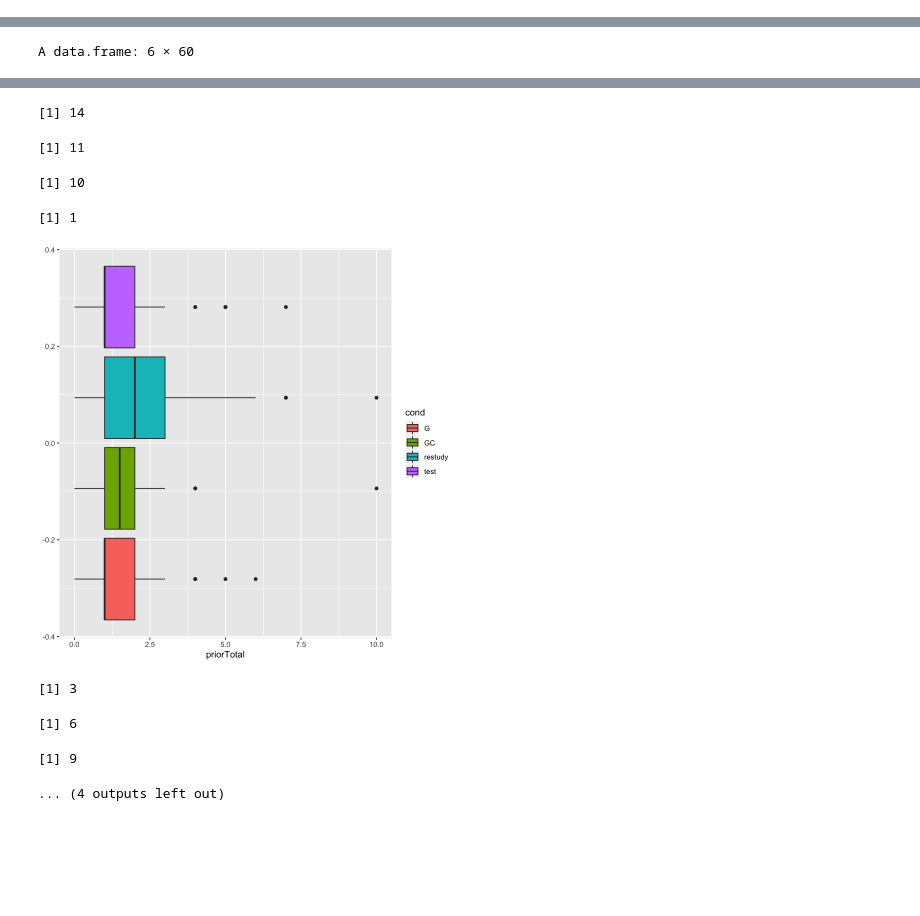
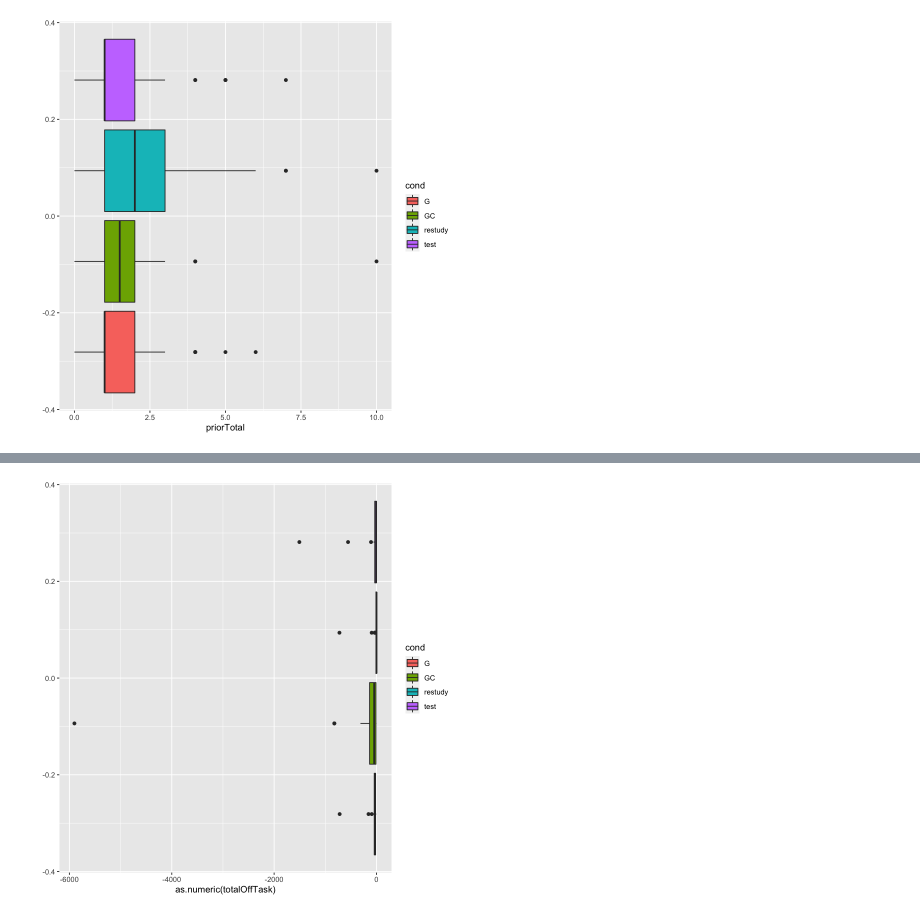
Before and after one commit to yuqialicez/Zhou_DSPN_S22, a Jupyter notebook: ZHOU_DSPN_S22_FinalProject.ipynb, the cells around one changed output, grey strips where cells are left out. Cells and saved outputs as stored; diff of their text form; code cells hidden in the pictures; blank space fills up the shorter version.

```diff
--- a/ZHOU_DSPN_S22_FinalProject.ipynb
+++ b/ZHOU_DSPN_S22_FinalProject.ipynb
@@ -195,7 +195,7 @@ clean.df %>% ggplot(aes(x=priorTotal, fill=cond)) + geom_boxplot()
 
 #exclude participants with too much prior knowledge
 clean.df = clean.df %>% filter(!(workerId %in% knowTooMuch))
-length(knowTooMuch) #14
+#length(knowTooMuch) #14
 
 #exclude G/GC participants whose answer are not >7
 notEnoughLookupG = c()
@@ -214,8 +214,8 @@ for (i in GC.out) {
 }
 
 clean.df = clean.df %>% filter(!(workerId %in% notEnoughLookupG)) %>% filter(!(workerId %in% notEnoughLookupGC))
-length(notEnoughLookupG) #11
-length(notEnoughLookupGC) #10
+#length(notEnoughLookupG) #11
+#length(notEnoughLookupGC) #10
 
 #exclude used external aid
 aided = c()
@@ -224,7 +224,7 @@ for (i in aid.out) {
   aided = append(i, aided)
 }
 clean.df = clean.df %>% filter(!(workerId %in% aided))
-length(aided) #1
+#length(aided) #1
 
 #exclude outlier offTask time
 ggplot(clean.df, aes(x=as.numeric(totalOffTask), fill = cond)) + geom_boxplot()
@@ -244,13 +244,13 @@ off.t = Tcond %>% filter(as.numeric(totalOffTask) %in% ToffTask.out) %>% select(
 off.r = Rcond %>% filter(as.numeric(totalOffTask) %in% RoffTask.out) %>% select(workerId)
 
 outliers = findOutWorkerId(off.g)
-length(outliers) #3
+#length(outliers) #3
 outliers = append(outliers, findOutWorkerId(off.gc))
-length(outliers) #3
+#length(outliers) #3
 outliers = append(outliers, findOutWorkerId(off.t))
-length(outliers) #3
+#length(outliers) #3
 outliers = append(outliers, findOutWorkerId(off.r))
-length(outliers) #5
+#length(outliers) #5
 
 clean.df = clean.df %>% filter(!(workerId %in% outliers)) %>%
   mutate_at(c("finalScorePredict","diff_material", "times_searchEngine",
@@ -260,7 +260,7 @@ clean.df = clean.df %>% filter(!(workerId %in% outliers)) %>%
             as.numeric)
 
 clean.df$times_searchEngine[is.na(clean.df$times_searchEngine)] <- 7.5
-length(outliers) #14
+#length(outliers) #14
 
 #add var for sum of math questions answered for each part
 clean.df = mutate(clean.df, pt1A = rowSums(!is.na(select(clean.df, c("pt1_m1",	"pt1_m2",	"pt1_m3",	"pt1_m4",	"pt1_m5",	"pt1_m6",	"pt1_m7",	"pt1_m8",	"pt1_m9",	"pt1_m10",	"pt1_m11",	"pt1_m12",	"pt1_m13",	"pt1_m14",	"pt1_m15",	"pt1_m16",	"pt1_m17",	"pt1_m18",	"pt1_m19",	"pt1_m20",	"pt1_m21",	"pt1_m22",	"pt1_m23",	"pt1_m24")))))
@@ -268,3 +268,4 @@ clean.df = mutate(clean.df, pt2A = rowSums(!is.na(select(clean.df, c("pt2_m1",	"
 
 write.csv(clean.df, "cleanreadyforA.csv")
 # %% [output]
+[figure]
@@ -280 +289,0 @@ A data.frame: 6 × 443
-A data.frame: 6 × 60
@@ -289,9 +290 @@ A data.frame: 6 × 60
-[1] 14
-[1] 11
-[1] 10
-[1] 1
-[figure]
-[1] 3
-[1] 6
-[1] 9
-... (4 outputs left out)
+[figure, added]
```
Also changed, not shown: parts of 3 cells of this notebook.
